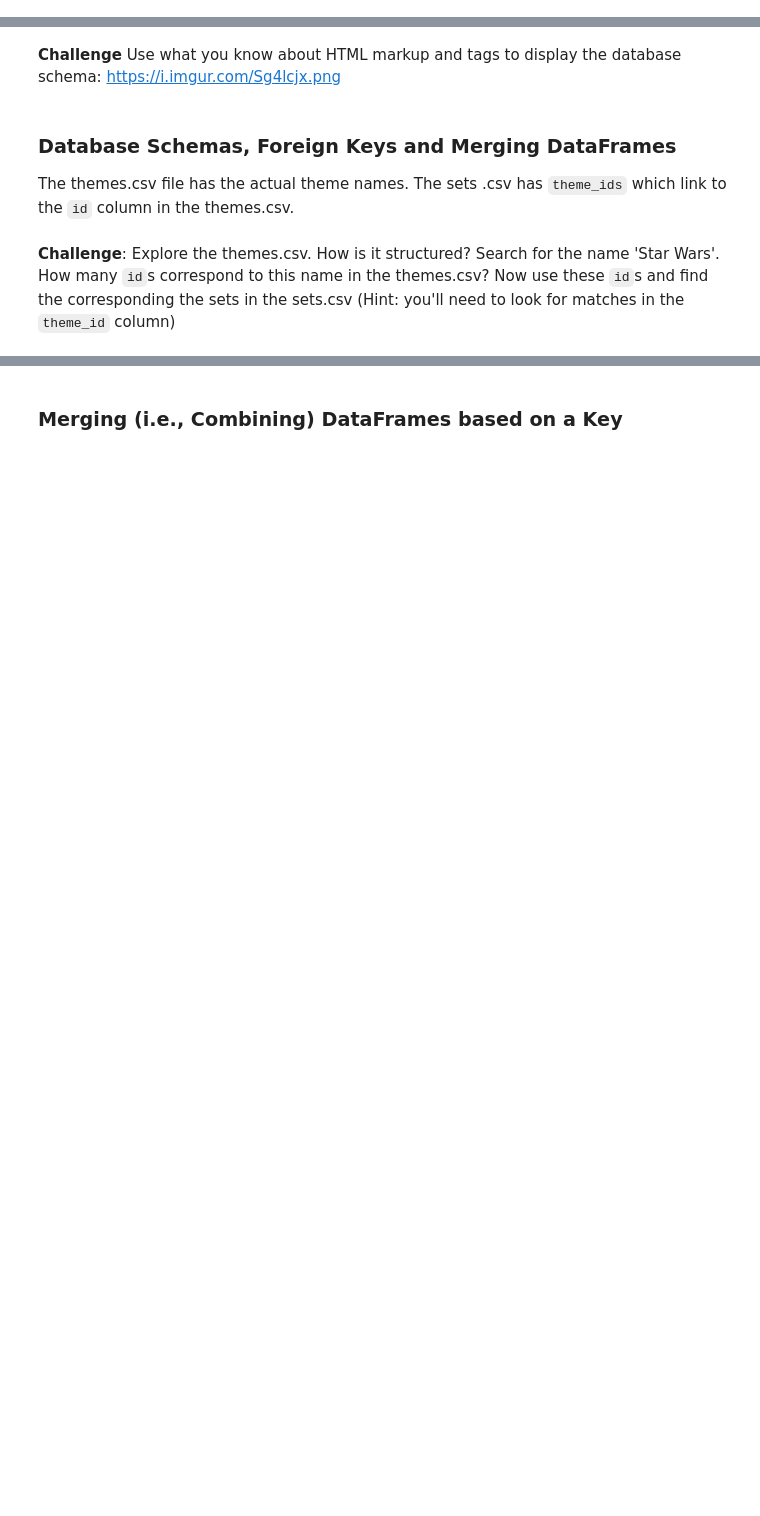
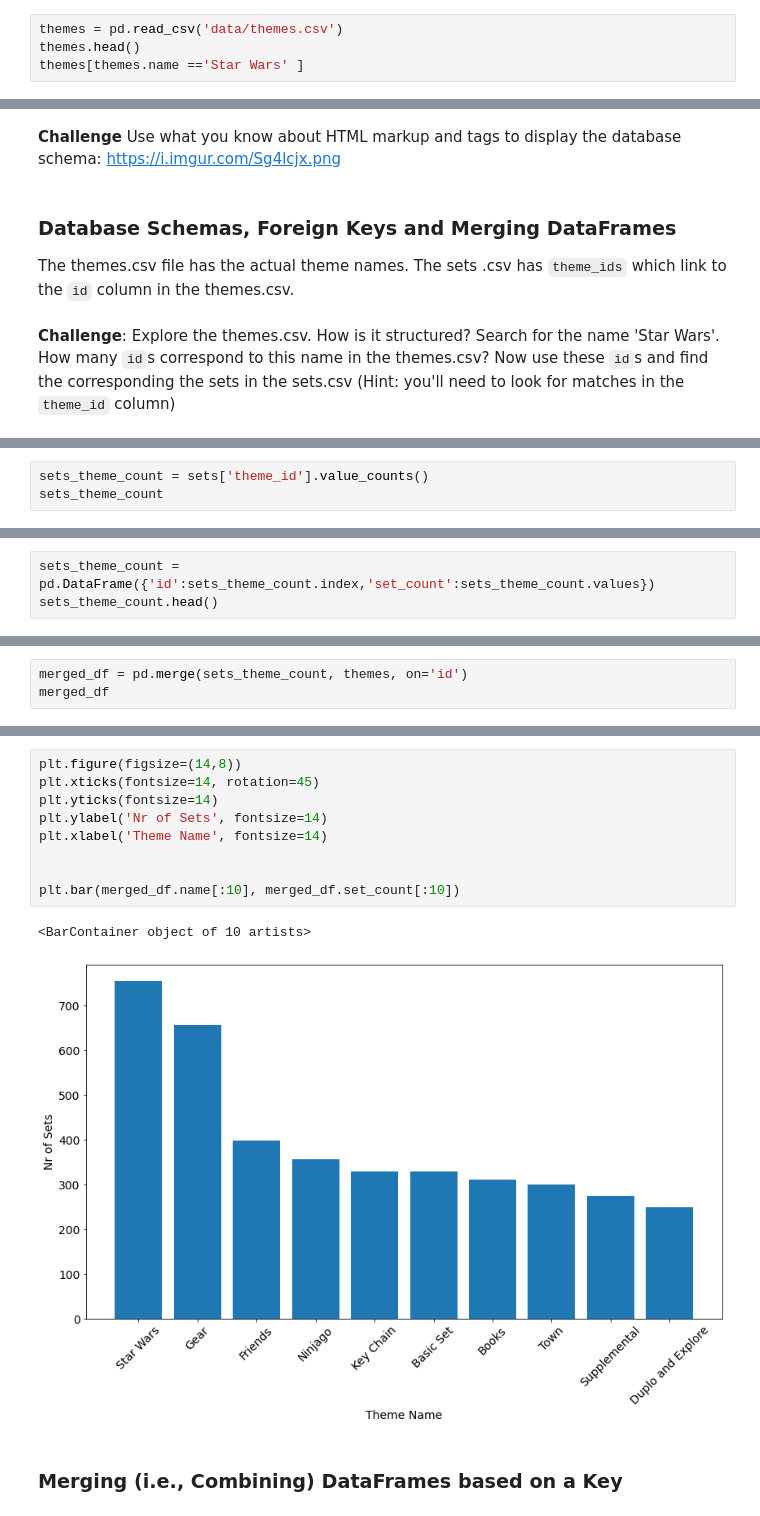
Before and after one commit to mostwelcome/working-with-data, a Jupyter notebook: aggregate_merge/lego_analysis.ipynb, the cells around one changed output, grey strips where cells are left out. Cells and saved outputs as stored; diff of their text form; blank space fills up the shorter version.

Commit message:
added merged function on two datasets

```diff
--- a/aggregate_merge/lego_analysis.ipynb
+++ b/aggregate_merge/lego_analysis.ipynb
@@ -211,3 +227,7 @@ Text(0, 0.5, 'No of themes')
 ### Number of Sets per LEGO Theme
 # %% [markdown]
 LEGO has licensed many hit franchises from Harry Potter to Marvel Super Heros to many others. But which theme has the largest number of individual sets?
+# %%
+themes = pd.read_csv('data/themes.csv')
+themes.head()
+themes[themes.name =='Star Wars' ]
@@ -221,0 +262,3 @@ The themes.csv file has the actual theme names. The sets .csv has <code>theme_id
+# %%
+sets_theme_count = sets['theme_id'].value_counts()
+sets_theme_count
@@ -221,0 +278,3 @@ The themes.csv file has the actual theme names. The sets .csv has <code>theme_id
+# %%
+sets_theme_count = pd.DataFrame({'id':sets_theme_count.index,'set_count':sets_theme_count.values})
+sets_theme_count.head()
@@ -221,0 +288,3 @@ The themes.csv file has the actual theme names. The sets .csv has <code>theme_id
+# %%
+merged_df = pd.merge(sets_theme_count, themes, on='id')
+merged_df
@@ -222,2 +305,14 @@ The themes.csv file has the actual theme names. The sets .csv has <code>theme_id
+# %%
+plt.figure(figsize=(14,8))
+plt.xticks(fontsize=14, rotation=45)
+plt.yticks(fontsize=14)
+plt.ylabel('Nr of Sets', fontsize=14)
+plt.xlabel('Theme Name', fontsize=14)
+
+
+plt.bar(merged_df.name[:10], merged_df.set_count[:10])
+# %% [output]
+<BarContainer object of 10 artists>
+[figure, added]
 # %% [markdown]
 ### Merging (i.e., Combining) DataFrames based on a Key
```
Also changed, not shown: parts of 7 cells of this notebook.
